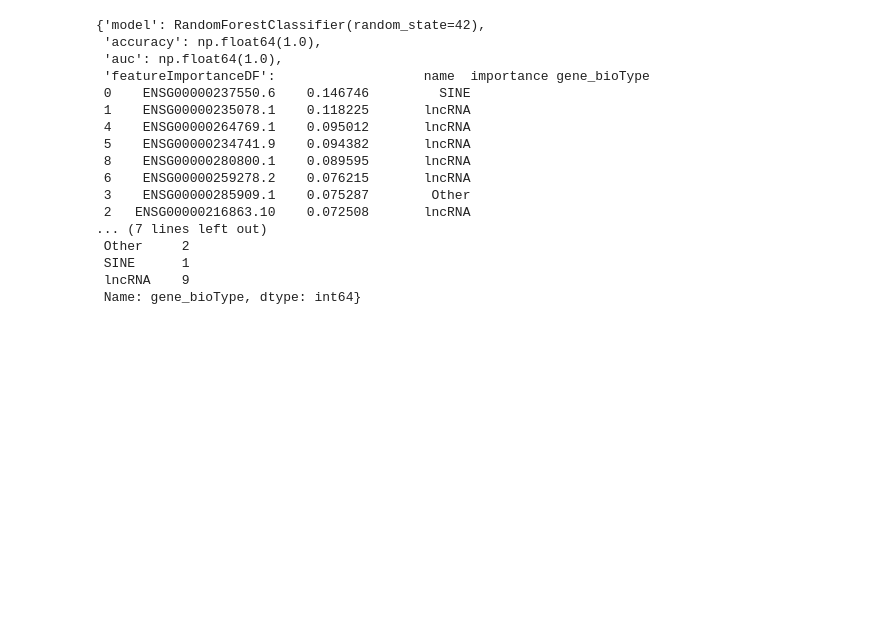
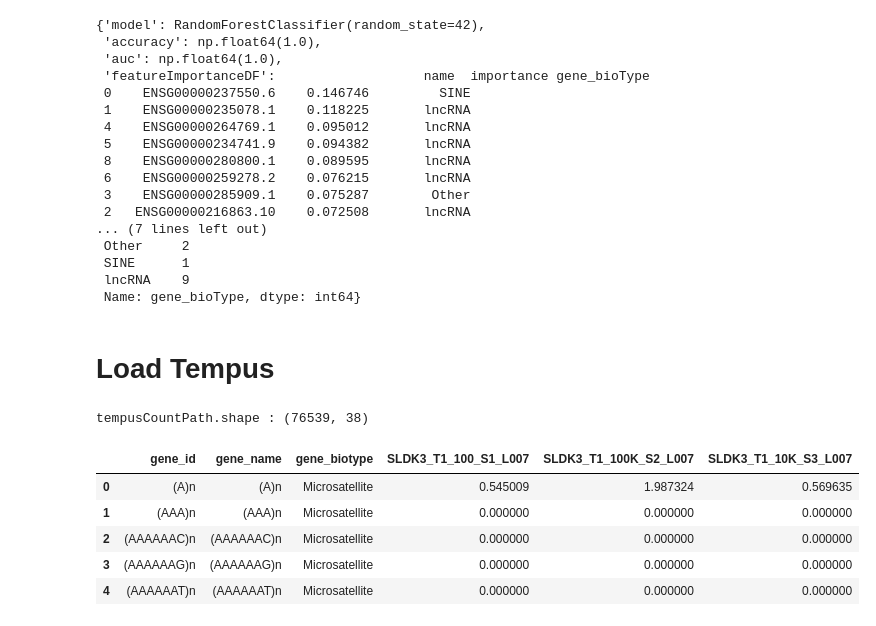
Before and after one commit to aedavids/extraCellularRNA, a Jupyter notebook: intraExtraRNA_POC/jupyterNotebooks/elife/lungCancer/elifeLungCancerNon-CodingBiomarkerRandomForest.ipynb, the cells around one changed output. Cells and saved outputs as stored; diff of their text form; code cells hidden in the pictures; blank space fills up the shorter version.

```diff
--- a/intraExtraRNA_POC/jupyterNotebooks/elife/lungCancer/elifeLungCancerNon-CodingBiomarkerRandomForest.ipynb
+++ b/intraExtraRNA_POC/jupyterNotebooks/elife/lungCancer/elifeLungCancerNon-CodingBiomarkerRandomForest.ipynb
@@ -456,3 +465,5 @@ i5Results
  SINE      1
  lncRNA    9
  Name: gene_bioType, dtype: int64}
+# %% [markdown]
+# Load Tempus
@@ -458,0 +473,11 @@ i5Results
+# %%
+print(f'tempusCountPath.shape : {tempusCountDF.shape}')
+tempusCountDF.iloc[0:5, 0:6]
+# %% [output]
+tempusCountPath.shape : (76539, 38)
+|  | gene_id | gene_name | gene_biotype | SLDK3_T1_100_S1_L007 | SLDK3_T1_100K_S2_L007 | SLDK3_T1_10K_S3_L007 |
+| 0 | (A)n | (A)n | Microsatellite | 0.545009 | 1.987324 | 0.569635 |
+| 1 | (AAA)n | (AAA)n | Microsatellite | 0.000000 | 0.000000 | 0.000000 |
+| 2 | (AAAAAAC)n | (AAAAAAC)n | Microsatellite | 0.000000 | 0.000000 | 0.000000 |
+| 3 | (AAAAAAG)n | (AAAAAAG)n | Microsatellite | 0.000000 | 0.000000 | 0.000000 |
+| 4 | (AAAAAAT)n | (AAAAAAT)n | Microsatellite | 0.000000 | 0.000000 | 0.000000 |
```
Also changed, not shown: parts of 18 cells of this notebook.
